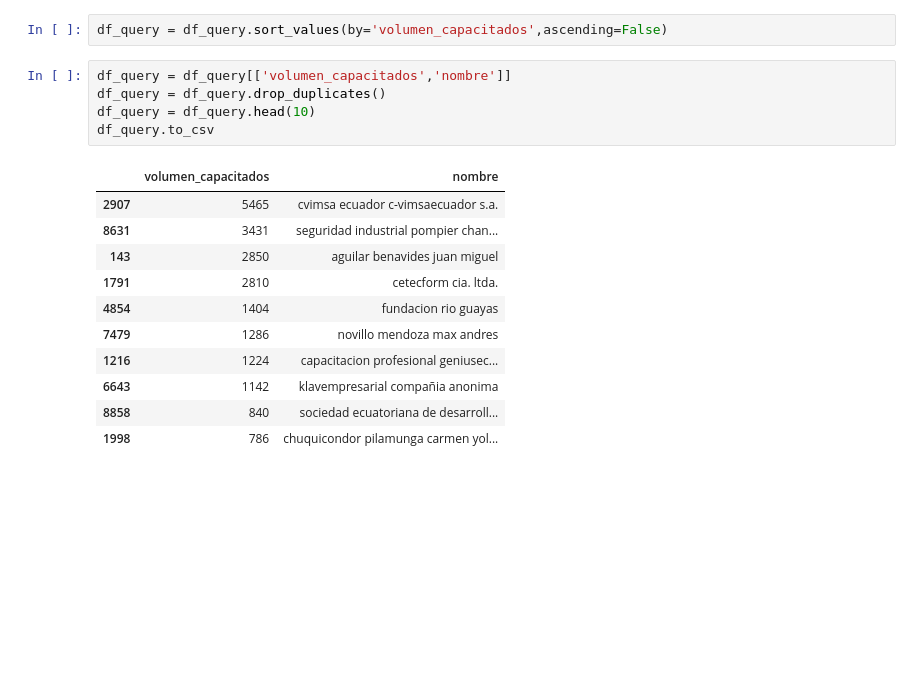
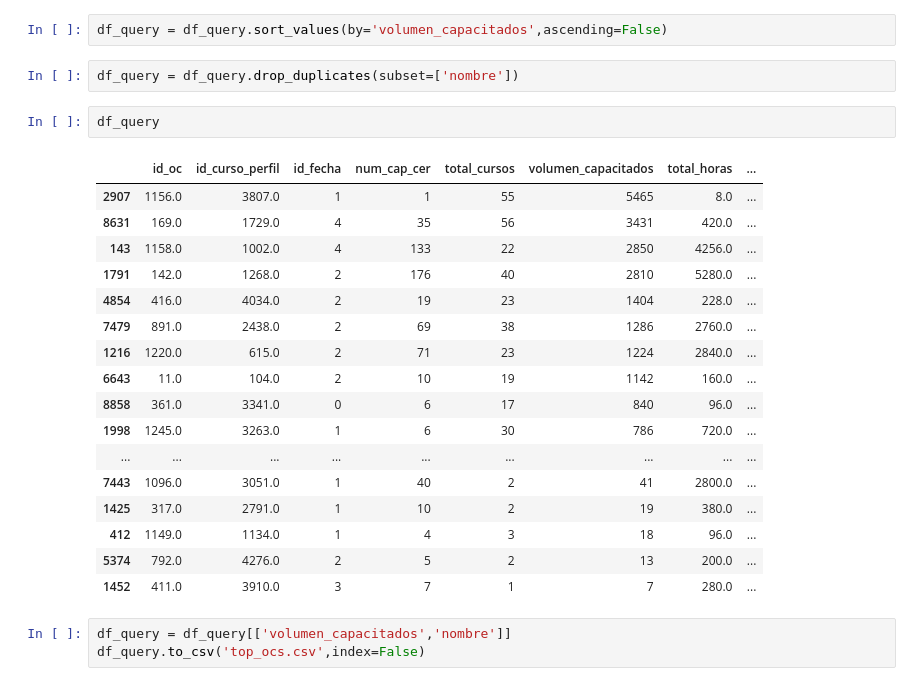
Before and after one commit to Herziox/Data-Mining-System-SETEC, a Jupyter notebook: 3_data_preprocesing_module/EDA_KPI5.ipynb, the cells around one changed output. Cells and saved outputs as stored; diff of their text form; blank space fills up the shorter version.

```diff
--- a/3_data_preprocesing_module/EDA_KPI5.ipynb
+++ b/3_data_preprocesing_module/EDA_KPI5.ipynb
@@ -26,20 +26,28 @@ df_merge = pd.merge(df_merge,df_dim_curso_perfil,on='id_curso_perfil',how='left'
 df_query = df_merge[(df_merge['area_familia']=='información y comunicación')|(df_merge['area_familia'] == 'tecnologías de la información y comunicación')]
 # %%
 df_query = df_query.sort_values(by='volumen_capacitados',ascending=False)
+# %%
+df_query = df_query.drop_duplicates(subset=['nombre'])
+# %%
+df_query
+# %% [output]
+|  | id_oc | id_curso_perfil | id_fecha | num_cap_cer | total_cursos | volumen_capacitados | total_horas | ... |
+| 2907 | 1156.0 | 3807.0 | 1 | 1 | 55 | 5465 | 8.0 | ... |
+| 8631 | 169.0 | 1729.0 | 4 | 35 | 56 | 3431 | 420.0 | ... |
+| 143 | 1158.0 | 1002.0 | 4 | 133 | 22 | 2850 | 4256.0 | ... |
+| 1791 | 142.0 | 1268.0 | 2 | 176 | 40 | 2810 | 5280.0 | ... |
+| 4854 | 416.0 | 4034.0 | 2 | 19 | 23 | 1404 | 228.0 | ... |
+| 7479 | 891.0 | 2438.0 | 2 | 69 | 38 | 1286 | 2760.0 | ... |
+| 1216 | 1220.0 | 615.0 | 2 | 71 | 23 | 1224 | 2840.0 | ... |
+| 6643 | 11.0 | 104.0 | 2 | 10 | 19 | 1142 | 160.0 | ... |
+| 8858 | 361.0 | 3341.0 | 0 | 6 | 17 | 840 | 96.0 | ... |
+| 1998 | 1245.0 | 3263.0 | 1 | 6 | 30 | 786 | 720.0 | ... |
+| ... | ... | ... | ... | ... | ... | ... | ... | ... |
+| 7443 | 1096.0 | 3051.0 | 1 | 40 | 2 | 41 | 2800.0 | ... |
+| 1425 | 317.0 | 2791.0 | 1 | 10 | 2 | 19 | 380.0 | ... |
+| 412 | 1149.0 | 1134.0 | 1 | 4 | 3 | 18 | 96.0 | ... |
+| 5374 | 792.0 | 4276.0 | 2 | 5 | 2 | 13 | 200.0 | ... |
+| 1452 | 411.0 | 3910.0 | 3 | 7 | 1 | 7 | 280.0 | ... |
 # %%
 df_query = df_query[['volumen_capacitados','nombre']]
-df_query = df_query.drop_duplicates()
-df_query = df_query.head(10)
-df_query.to_csv
+df_query.to_csv('top_ocs.csv',index=False)
-# %% [output]
-|  | volumen_capacitados | nombre |
-| 2907 | 5465 | cvimsa ecuador c-vimsaecuador s.a. |
-| 8631 | 3431 | seguridad industrial pompier chan... |
-| 143 | 2850 | aguilar benavides juan miguel |
-| 1791 | 2810 | cetecform cia. ltda. |
-| 4854 | 1404 | fundacion rio guayas |
-| 7479 | 1286 | novillo mendoza max andres |
-| 1216 | 1224 | capacitacion profesional geniusec... |
-| 6643 | 1142 | klavempresarial compañia anonima |
-| 8858 | 840 | sociedad ecuatoriana de desarroll... |
-| 1998 | 786 | chuquicondor pilamunga carmen yol... |
```
Also changed, not shown: 2 other files.
